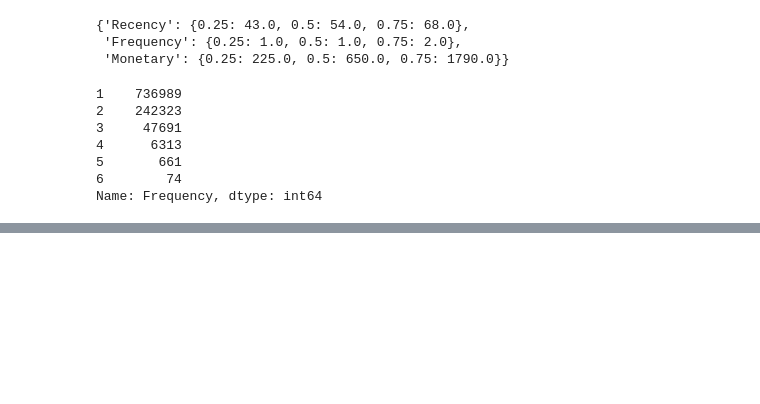
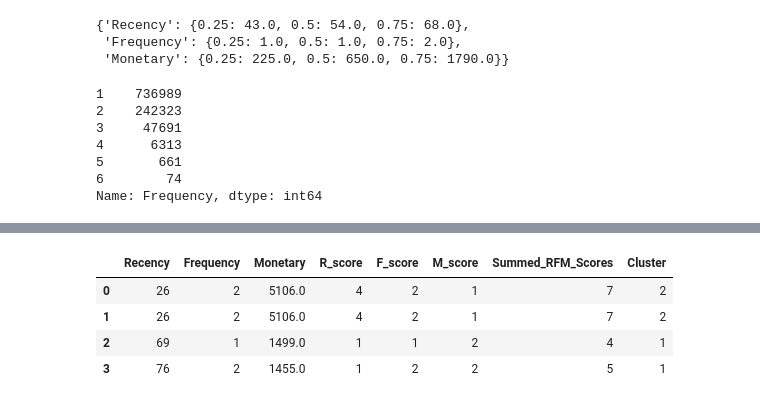
Before and after one commit to joachinhimself/RFM-Analysis, a Jupyter notebook: Notebooks/RFM Analysis Solution.ipynb, the cells around one changed output, grey strips where cells are left out. Saved outputs shown, nothing was run; the diff lists cells and outputs as text; code cells hidden in the pictures; blank space fills up the shorter version.

```diff
--- a/Notebooks/RFM Analysis Solution.ipynb
+++ b/Notebooks/RFM Analysis Solution.ipynb
@@ -1169,0 +1233,9 @@ from sklearn.decomposition import PCA
+# %%
+RFM_df['Cluster'] = cluster_assignment
+RFM_df.head(4)
+# %% [output]
+|  | Recency | Frequency | Monetary | R_score | F_score | M_score | Summed_RFM_Scores | Cluster |
+| 0 | 26 | 2 | 5106.0 | 4 | 2 | 1 | 7 | 2 |
+| 1 | 26 | 2 | 5106.0 | 4 | 2 | 1 | 7 | 2 |
+| 2 | 69 | 1 | 1499.0 | 1 | 1 | 2 | 4 | 1 |
+| 3 | 76 | 2 | 1455.0 | 1 | 2 | 2 | 5 | 1 |
```
Also changed, not shown: parts of 76 cells of this notebook.
